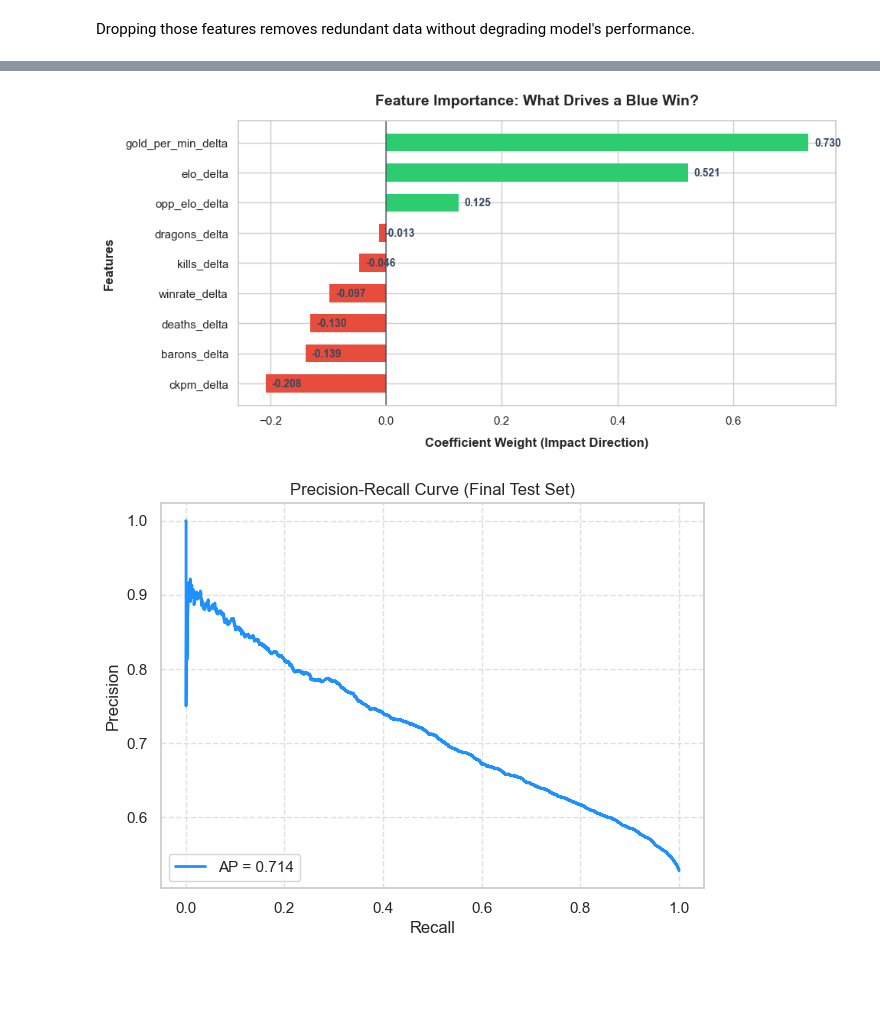
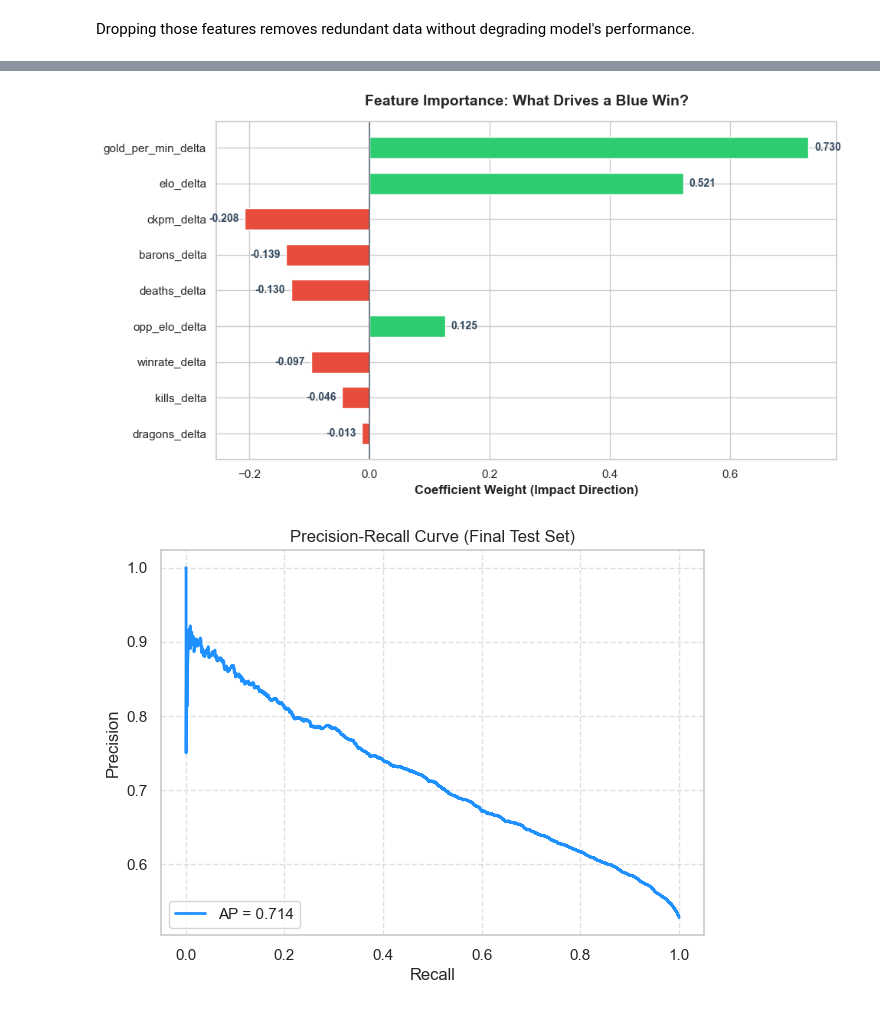
Before and after one commit to vphngt/lol-match-outcome-prediction, a Jupyter notebook: src/lol_analysis.ipynb, the cells around one changed output, grey strips where cells are left out. Drawn from its saved outputs; the diff is of its cells as text; code cells hidden in the pictures; blank space fills up the shorter version.

```diff
--- a/src/lol_analysis.ipynb
+++ b/src/lol_analysis.ipynb
@@ -365,46 +360,38 @@ Final ROC-AUC: 0.695
 # %%
-best_model = LogisticRegression(C=0.1, solver='saga', random_state=42)
-best_model.fit(X_train, y_train)
+# feature importance
+best_model = LogisticRegression(C=0.1, solver='saga', random_state=42).fit(X_train, y_train)
 
-# extract coefficients
-importance = best_model.coef_[0]
+# create and sort DataFrame (largest to smallest impact)
+df = pd.DataFrame({
+    'Feature': X_train.columns,
+    'Coef': best_model.coef_[0],
+    'AbsCoef': np.abs(best_model.coef_[0])
+}).sort_values(by='AbsCoef', ascending=True) # Ascending=True plots strongest features at the top of a barh
 
-# 3. Create a clean DataFrame
-feature_importance_df = pd.DataFrame({
-    'Feature': X_train.columns,
-    'Importance (Coefficient)': importance,
-    'Absolute_Importance': np.abs(importance)}).sort_values(by='Absolute_Importance', ascending=False)
+print(df.iloc[::-1].round(3).to_string(index=False)) # Prints descending order for console
 
-print(feature_importance_df.round(3).to_string(index=False))
+# plot
+sns.set_theme(style="whitegrid")
+plt.figure(figsize=(10, len(df) * 0.4 + 2)) # Dynamic height based on feature count
 
-# 1. Sort the dataframe correctly for visualization
-plot_df = feature_importance_df.sort_values(by='Importance (Coefficient)', ascending=True)
+colors = ['#e74c3c' if x < 0 else '#2ecc71' for x in df['Coef']]
+bars = plt.barh(df['Feature'], df['Coef'], color=colors, height=0.6)
 
-# 2. Set up a clean, modern aesthetic
-plt.figure(figsize=(10, 5))
-sns.set_theme(style="whitegrid")
-
-# 3. Create a dynamic color palette (Green for positive impact, Red for negative)
-colors = ['#e74c3c' if x < 0 else '#2ecc71' for x in plot_df['Importance (Coefficient)']]
-
-# 4. Plot the horizontal bar chart
-bars = plt.barh(plot_df['Feature'], plot_df['Importance (Coefficient)'], color=colors, edgecolor='none', height=0.6)
-
-# 5. Clean up axes and add a center baseline
-plt.axvline(x=0, color='#2c3e50', linestyle='-', linewidth=1.2, alpha=0.7)
-plt.xlabel('Coefficient Weight (Impact Direction)', fontsize=12, fontweight='bold', labelpad=10)
-plt.ylabel('Features', fontsize=12, fontweight='bold', labelpad=10)
+plt.axvline(x=0, color='#2c3e50', linewidth=1.2, alpha=0.7)
+plt.xlabel('Coefficient Weight (Impact Direction)', fontsize=12, fontweight='bold')
 plt.title('Feature Importance: What Drives a Blue Win?', fontsize=14, fontweight='bold', pad=15)
 
-# 6. Add exact value labels to the end of each bar for quick scanning
 for bar in bars:
-    width = bar.get_width()
+    val = bar.get_width()
+    offset = 0.01 if val >= 0 else -0.01
+    align = 'left' if val >= 0 else 'right'
+
     plt.text(
-        width + 0.01,
+        val + offset,
         bar.get_y() + bar.get_height()/2,
-        f'{width:.3f}',
+        f'{val:.3f}',
         va='center',
-        ha='left',
+        ha=align,
         fontsize=10,
         fontweight='bold',
         color='#34495e'
@@ -426,4 +413,4 @@ gold_per_min_delta                     0.730                0.730
-[figure, old version]
+[figure, new version]
 # %%
 y_scores = best_model.predict_proba(X_test[delta_features_v2])[:, 1]
 
```
Also changed, not shown: parts of 8 cells of this notebook, 2 other files.
